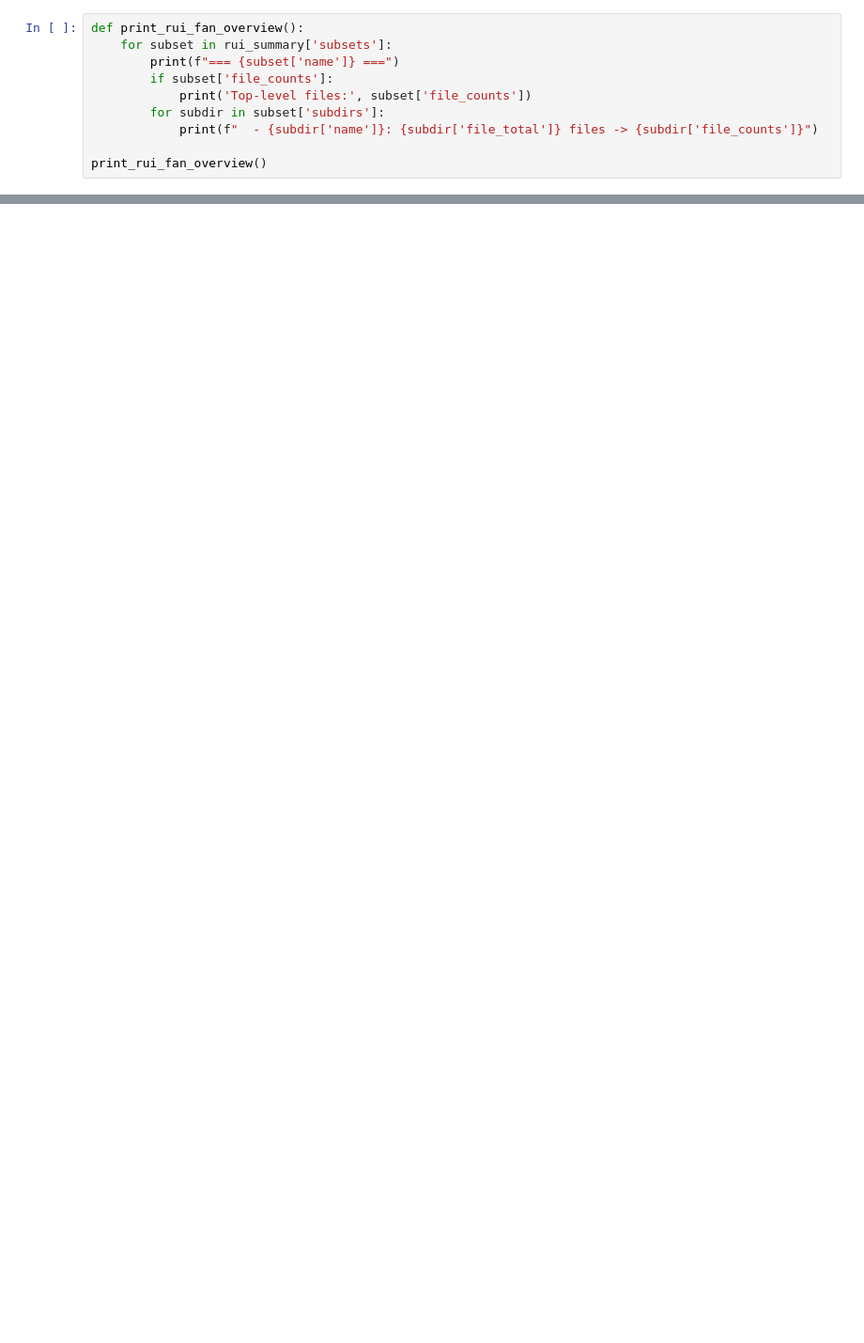
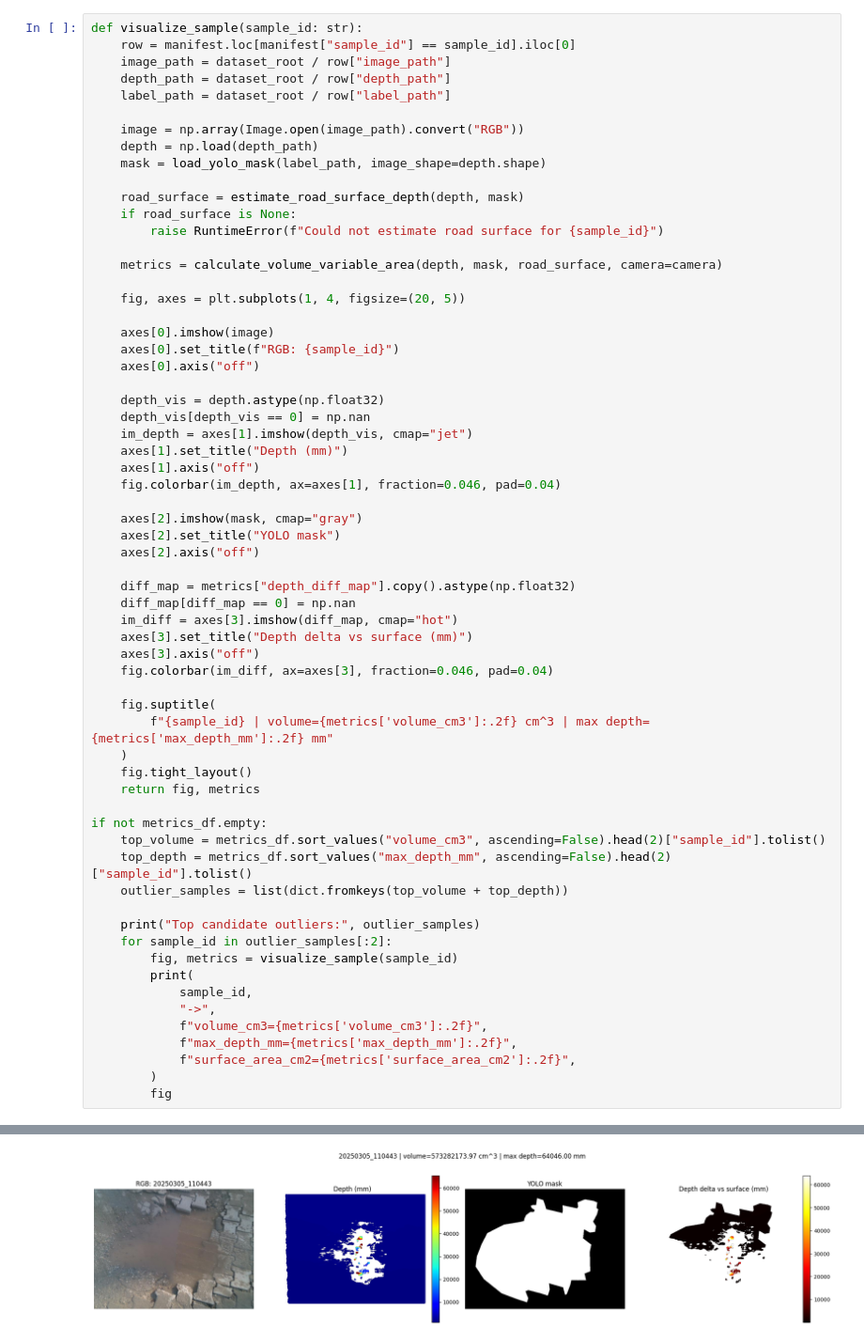
Before and after one commit to Adribom/dgm-2026.1, a Jupyter notebook: projects/multimodal-pothole-detection/notebooks/pothole_exploration.ipynb, the cells around one changed output, grey strips where cells are left out. Shown at 94% size. Drawn from its saved outputs; the diff is of its cells as text; blank space fills up the shorter version.

Commit message:
Feature (EDA): - Generate EDA Results - Fix outlier exclusion - Add scripts for notebook execution

```diff
--- a/projects/multimodal-pothole-detection/notebooks/pothole_exploration.ipynb
+++ b/projects/multimodal-pothole-detection/notebooks/pothole_exploration.ipynb
@@ -81,11 +261,64 @@ show_pothrgbd_sample(0)
 # %%
-def print_rui_fan_overview():
-    for subset in rui_summary['subsets']:
-        print(f"=== {subset['name']} ===")
-        if subset['file_counts']:
-            print('Top-level files:', subset['file_counts'])
-        for subdir in subset['subdirs']:
-            print(f"  - {subdir['name']}: {subdir['file_total']} files -> {subdir['file_counts']}")
+def visualize_sample(sample_id: str):
+    row = manifest.loc[manifest["sample_id"] == sample_id].iloc[0]
+    image_path = dataset_root / row["image_path"]
+    depth_path = dataset_root / row["depth_path"]
+    label_path = dataset_root / row["label_path"]
 
-print_rui_fan_overview()
+    image = np.array(Image.open(image_path).convert("RGB"))
+    depth = np.load(depth_path)
+    mask = load_yolo_mask(label_path, image_shape=depth.shape)
+
+    road_surface = estimate_road_surface_depth(depth, mask)
+    if road_surface is None:
+        raise RuntimeError(f"Could not estimate road surface for {sample_id}")
+
+    metrics = calculate_volume_variable_area(depth, mask, road_surface, camera=camera)
+
+    fig, axes = plt.subplots(1, 4, figsize=(20, 5))
+
+    axes[0].imshow(image)
+    axes[0].set_title(f"RGB: {sample_id}")
+    axes[0].axis("off")
+
+    depth_vis = depth.astype(np.float32)
+    depth_vis[depth_vis == 0] = np.nan
+    im_depth = axes[1].imshow(depth_vis, cmap="jet")
+    axes[1].set_title("Depth (mm)")
+    axes[1].axis("off")
+    fig.colorbar(im_depth, ax=axes[1], fraction=0.046, pad=0.04)
+
+    axes[2].imshow(mask, cmap="gray")
+    axes[2].set_title("YOLO mask")
+    axes[2].axis("off")
+
+    diff_map = metrics["depth_diff_map"].copy().astype(np.float32)
+    diff_map[diff_map == 0] = np.nan
+    im_diff = axes[3].imshow(diff_map, cmap="hot")
+    axes[3].set_title("Depth delta vs surface (mm)")
+    axes[3].axis("off")
+    fig.colorbar(im_diff, ax=axes[3], fraction=0.046, pad=0.04)
+
+    fig.suptitle(
+        f"{sample_id} | volume={metrics['volume_cm3']:.2f} cm^3 | max depth={metrics['max_depth_mm']:.2f} mm"
+    )
+    fig.tight_layout()
+    return fig, metrics
+
+if not metrics_df.empty:
+    top_volume = metrics_df.sort_values("volume_cm3", ascending=False).head(2)["sample_id"].tolist()
+    top_depth = metrics_df.sort_values("max_depth_mm", ascending=False).head(2)["sample_id"].tolist()
+    outlier_samples = list(dict.fromkeys(top_volume + top_depth))
+
+    print("Top candidate outliers:", outlier_samples)
+    for sample_id in outlier_samples[:2]:
+        fig, metrics = visualize_sample(sample_id)
+        print(
+            sample_id,
+            "->",
+            f"volume_cm3={metrics['volume_cm3']:.2f}",
+            f"max_depth_mm={metrics['max_depth_mm']:.2f}",
+            f"surface_area_cm2={metrics['surface_area_cm2']:.2f}",
+        )
+        fig
 # %% [output]
@@ -107,0 +328 @@ Top-level files: {'[no_ext]': 1, '.md': 1, '.m': 1}
+[figure, added]
```
Also changed, not shown: parts of 10 cells of this notebook, 7 other files.
